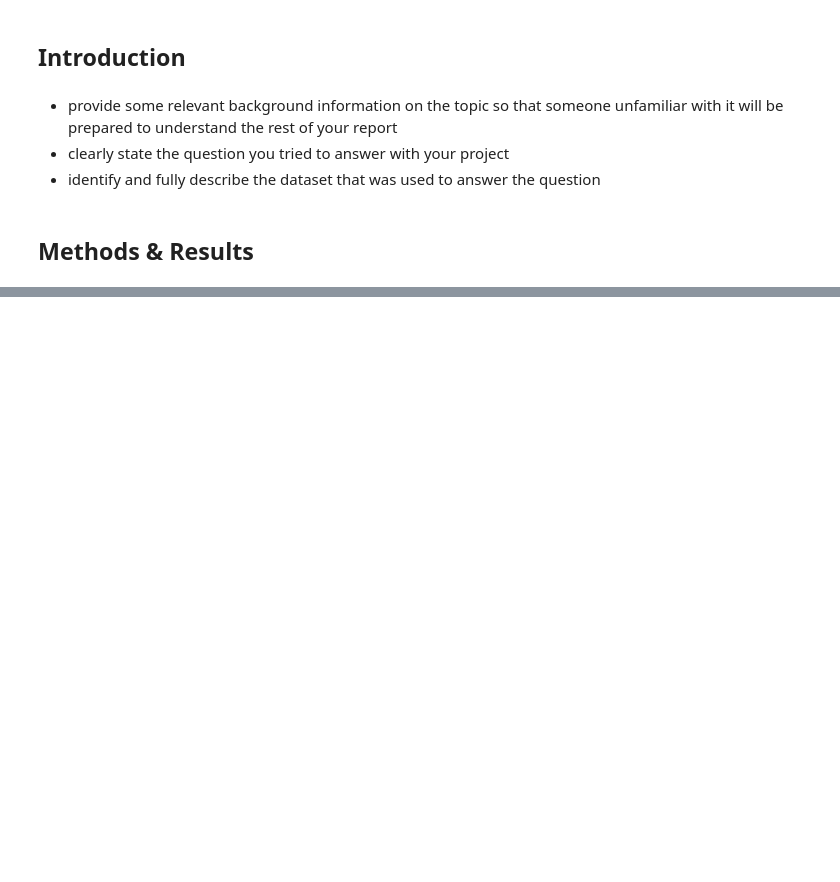
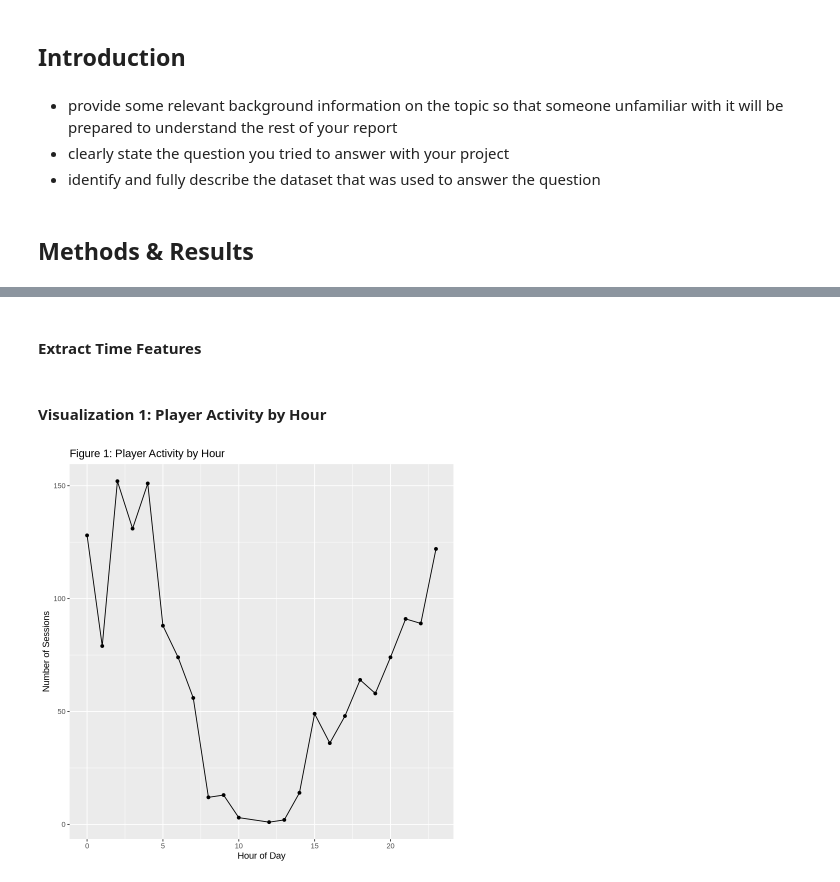
Before and after one commit to anderpudding/dsci-project-005-16, a Jupyter notebook: dcsi-project.ipynb, the cells around one changed output, grey strips where cells are left out. Cells and saved outputs as stored; diff of their text form; code cells hidden in the pictures; blank space fills up the shorter version.

```diff
--- a/dcsi-project.ipynb
+++ b/dcsi-project.ipynb
@@ -20,0 +13,4 @@ your report should include code which:
+# %%
+library(tidyverse)
+
+sessions <- read_csv("https://raw.githubusercontent.com/anderpudding/dsci-project-005-16/refs/heads/main/data/sessions.csv")
@@ -20,0 +28,5 @@ your report should include code which:
+# %%
+sessions <- sessions |>
+    mutate(start_time = strptime(start_time, "%d/%m/%Y %H:%M"),
+        end_time = strptime(end_time, "%d/%m/%Y %H:%M"),
+        session_duration = as.numeric(difftime(end_time, start_time, units = "mins")))
@@ -20,0 +46,19 @@ your report should include code which:
+# %% [markdown]
+#### Extract Time Features
+# %%
+sessions <- sessions |>
+    mutate(hour = as.numeric(format(start_time, "%H")),
+        day_of_week = weekdays(as.Date(start_time)))
+# %% [markdown]
+#### Visualization 1: Player Activity by Hour
+# %%
+hourly_counts <- sessions |>
+    group_by(hour) |>
+    summarise(player_count = n())
+
+ggplot(hourly_counts, aes(x = hour, y = player_count)) +
+    geom_line() +
+    geom_point() +
+    labs(title = "Figure 1: Player Activity by Hour", x = "Hour of Day", y = "Number of Sessions")
+# %% [output]
+[figure, added]
```
Also changed, not shown: parts of 8 cells of this notebook.
